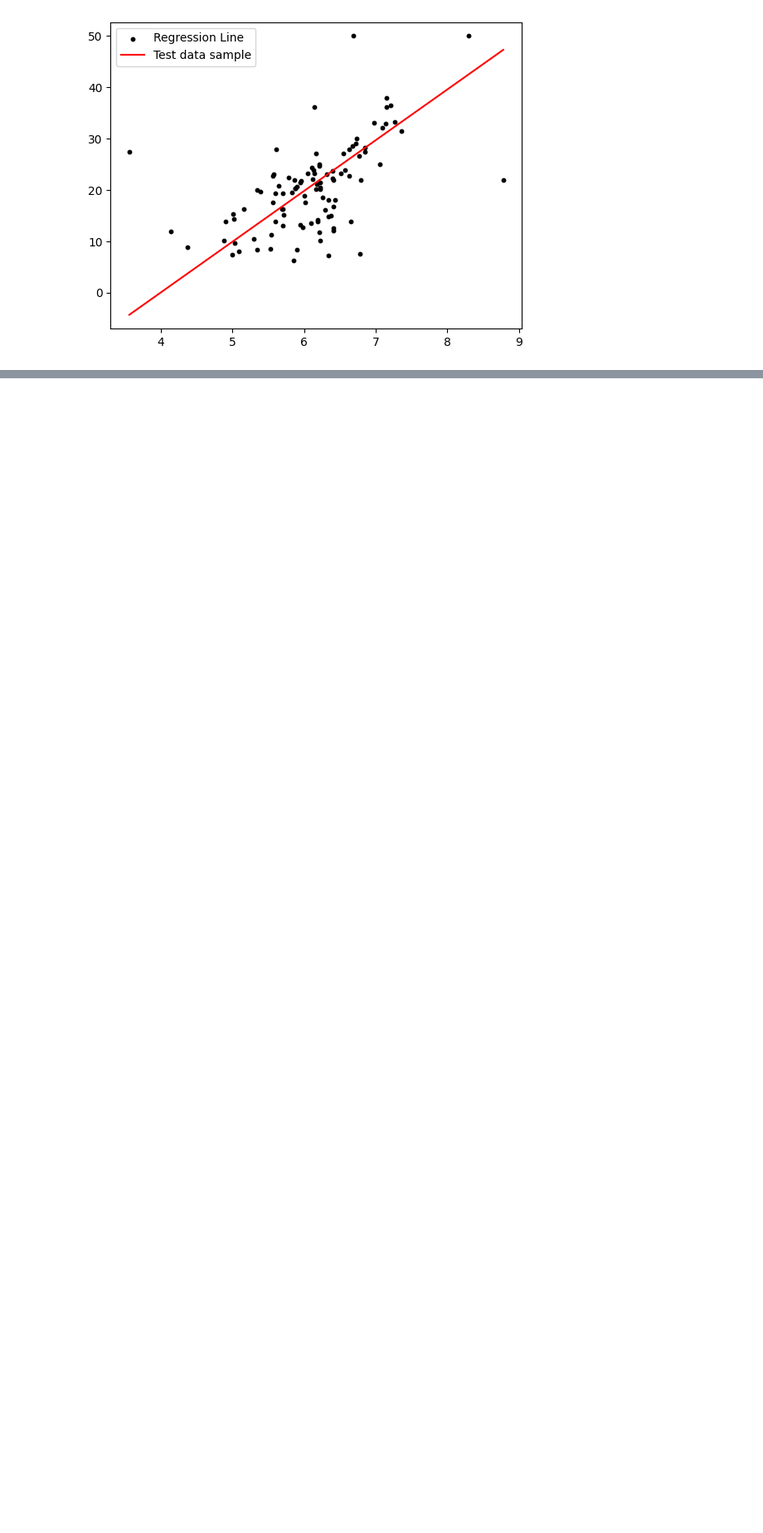
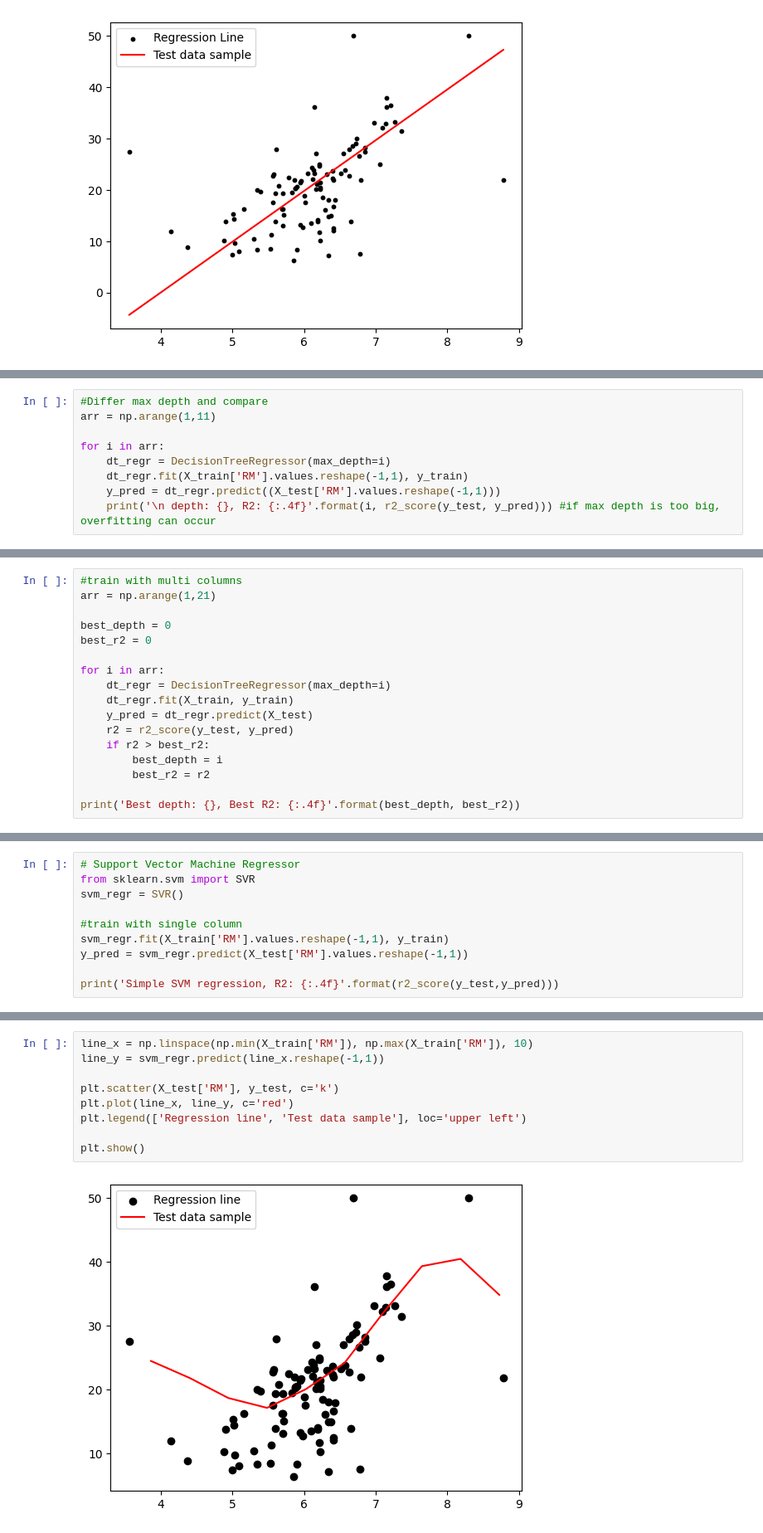
Before and after one commit to tak-jj/TIL, a Jupyter notebook: 2022-10-28/Regression.ipynb, the cells around one changed output, grey strips where cells are left out. Shown: that part at 83% size. Drawn from its saved outputs; the diff is of its cells as text; blank space fills up the shorter version.

```diff
--- a/2022-10-28/Regression.ipynb
+++ b/2022-10-28/Regression.ipynb
@@ -111,0 +138,9 @@ plt.show()
+# %%
+#Differ max depth and compare
+arr = np.arange(1,11)
+
+for i in arr:
+    dt_regr = DecisionTreeRegressor(max_depth=i)
+    dt_regr.fit(X_train['RM'].values.reshape(-1,1), y_train)
+    y_pred = dt_regr.predict((X_test['RM'].values.reshape(-1,1)))
+    print('\n depth: {}, R2: {:.4f}'.format(i, r2_score(y_test, y_pred))) #if max depth is too big, overfitting can occur
@@ -111,0 +184,17 @@ plt.show()
+# %%
+#train with multi columns
+arr = np.arange(1,21)
+
+best_depth = 0
+best_r2 = 0
+
+for i in arr:
+    dt_regr = DecisionTreeRegressor(max_depth=i)
+    dt_regr.fit(X_train, y_train)
+    y_pred = dt_regr.predict(X_test)
+    r2 = r2_score(y_test, y_pred)
+    if r2 > best_r2:
+        best_depth = i
+        best_r2 = r2
+
+print('Best depth: {}, Best R2: {:.4f}'.format(best_depth, best_r2))
@@ -111,0 +203,10 @@ plt.show()
+# %%
+# Support Vector Machine Regressor
+from sklearn.svm import SVR
+svm_regr = SVR()
+
+#train with single column
+svm_regr.fit(X_train['RM'].values.reshape(-1,1), y_train)
+y_pred = svm_regr.predict(X_test['RM'].values.reshape(-1,1))
+
+print('Simple SVM regression, R2: {:.4f}'.format(r2_score(y_test,y_pred)))
@@ -111,0 +215,11 @@ plt.show()
+# %%
+line_x = np.linspace(np.min(X_train['RM']), np.max(X_train['RM']), 10)
+line_y = svm_regr.predict(line_x.reshape(-1,1))
+
+plt.scatter(X_test['RM'], y_test, c='k')
+plt.plot(line_x, line_y, c='red')
+plt.legend(['Regression line', 'Test data sample'], loc='upper left')
+
+plt.show()
+# %% [output]
+[figure, added]
```
Also changed, not shown: parts of 12 cells of this notebook, 2 other files.
